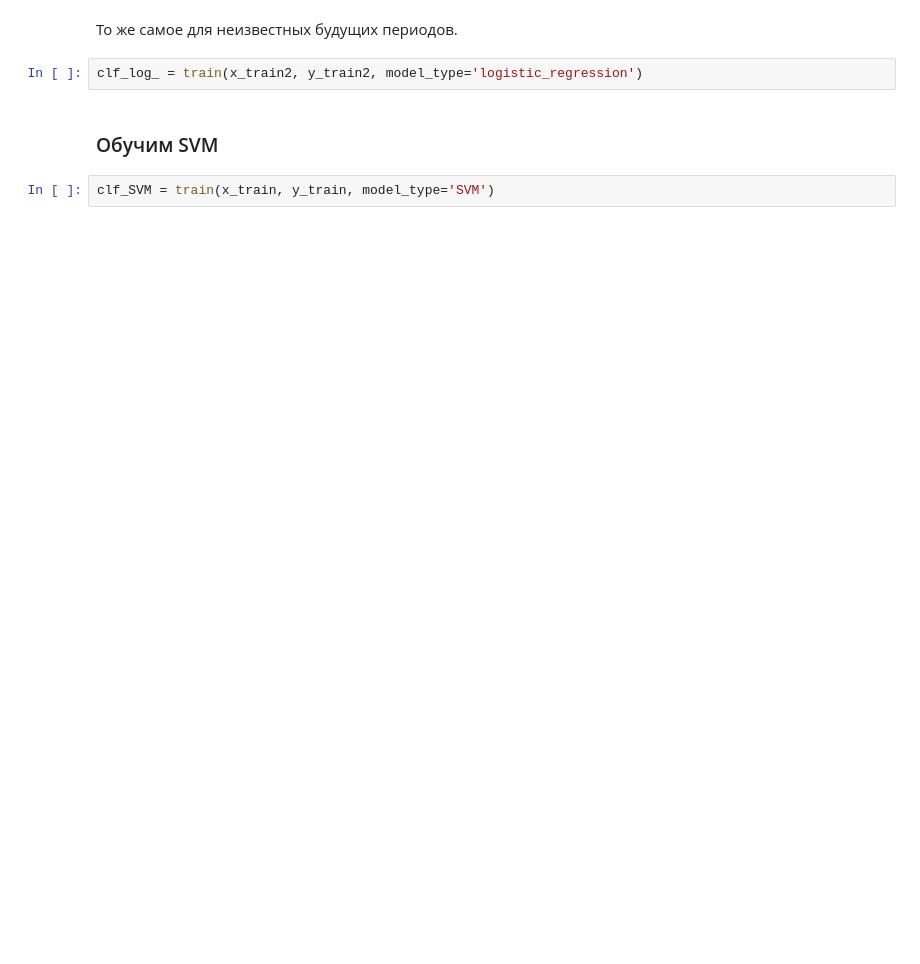
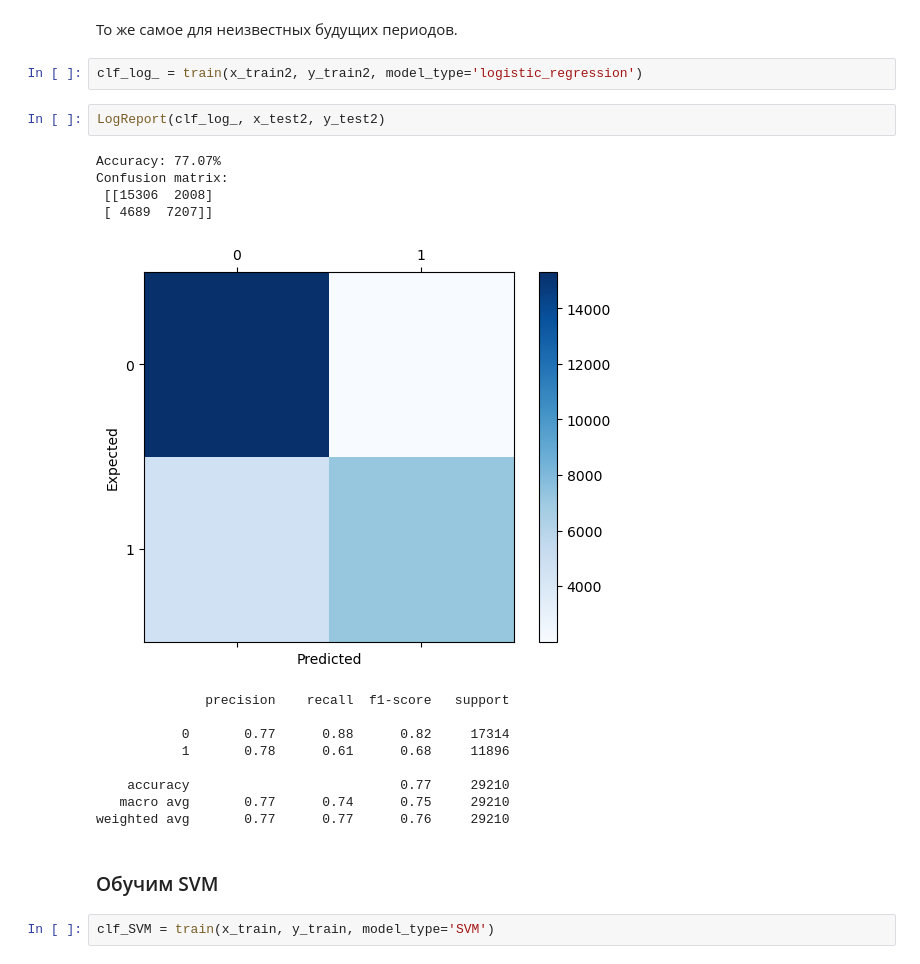
Before and after one commit to eusebioss/eusebioss, a Jupyter notebook: code.ipynb, the cells around one changed output. Saved outputs shown, nothing was run; the diff lists cells and outputs as text; blank space fills up the shorter version.

```diff
--- a/code.ipynb
+++ b/code.ipynb
@@ -828,6 +848,22 @@ clf_log = train(x_train, y_train, model_type='logistic_regression')
 То же самое для неизвестных будущих периодов.
 # %%
 clf_log_ = train(x_train2, y_train2, model_type='logistic_regression')
+# %%
+LogReport(clf_log_, x_test2, y_test2)
+# %% [output]
+Accuracy: 77.07%
+Confusion matrix:
+ [[15306  2008]
+ [ 4689  7207]]
+[figure, added]
+              precision    recall  f1-score   support
+
+           0       0.77      0.88      0.82     17314
+           1       0.78      0.61      0.68     11896
+
+    accuracy                           0.77     29210
+   macro avg       0.77      0.74      0.75     29210
+weighted avg       0.77      0.77      0.76     29210
 # %% [markdown]
 ### Обучим SVM
 # %%
```
Also changed, not shown: parts of 24 cells of this notebook.
